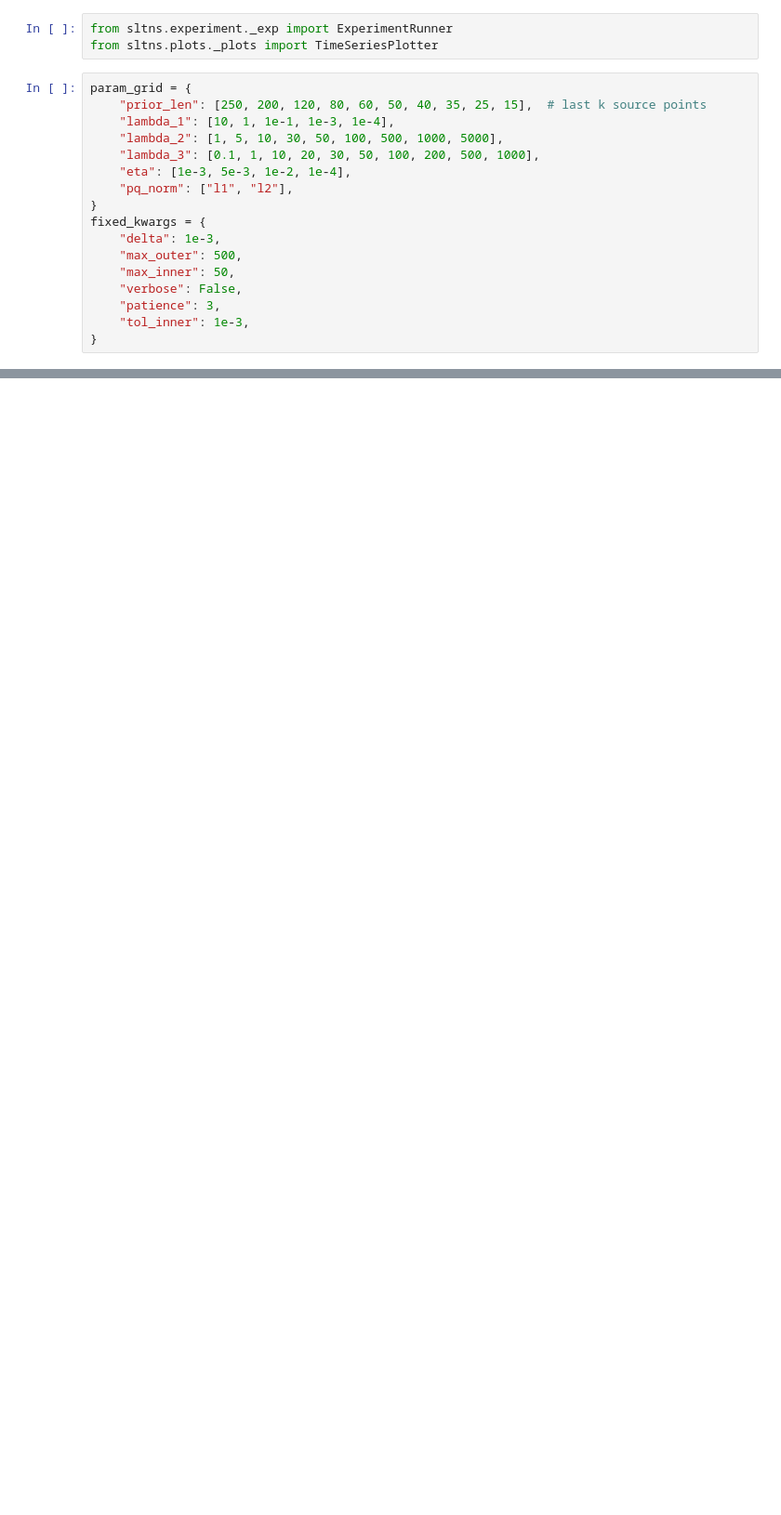
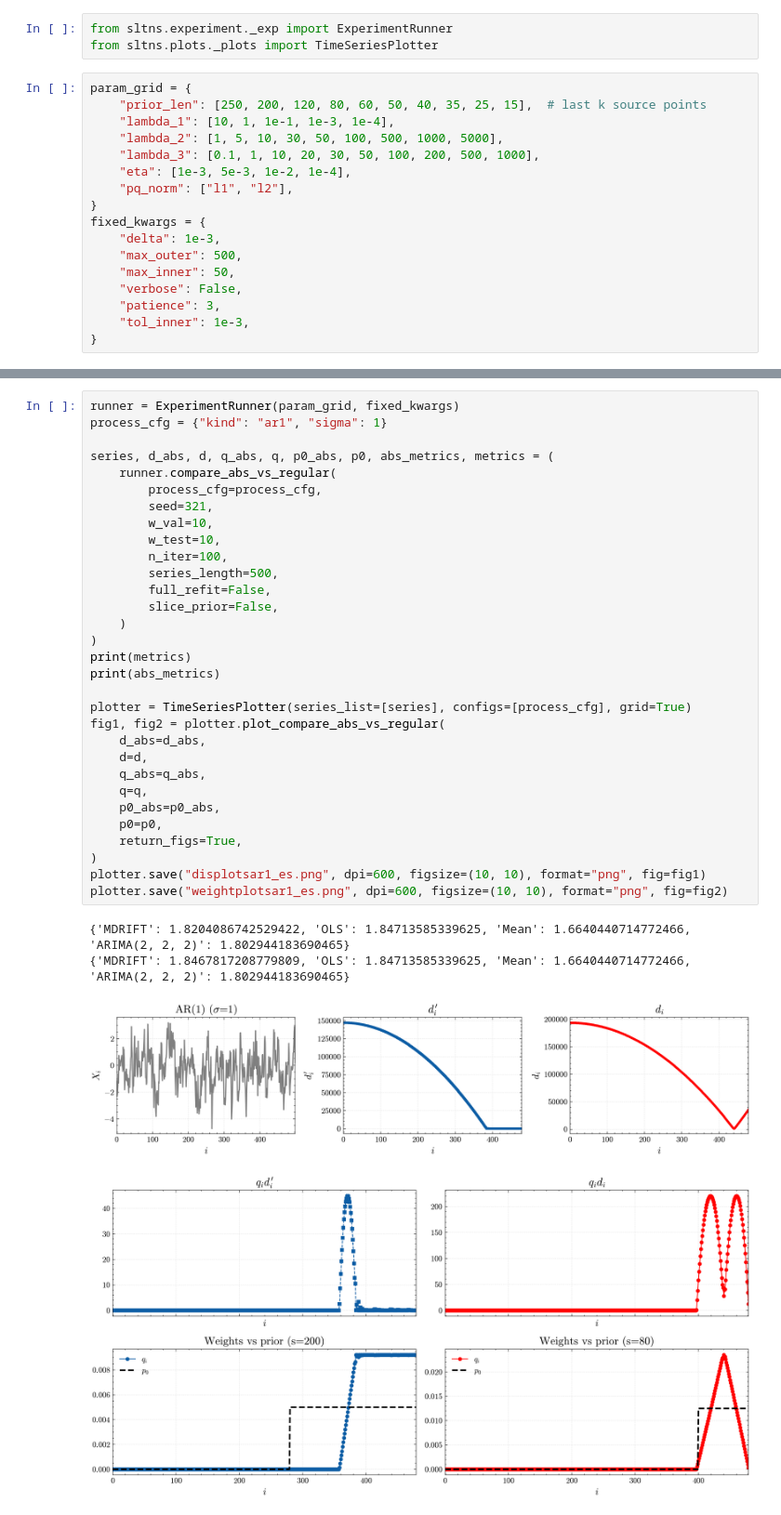
Before and after one commit to Tobias-Brock/thesis, a Jupyter notebook: notebooks/single_experiments.ipynb, the cells around one changed output, grey strips where cells are left out. Shown at 93% size. Drawn from its saved outputs; the diff is of its cells as text; blank space fills up the shorter version.

Commit message:
correct plots in notebooks

```diff
--- a/notebooks/single_experiments.ipynb
+++ b/notebooks/single_experiments.ipynb
@@ -128,0 +129,36 @@ plotter.save("weightplotsar1.png", dpi=600, figsize=(10, 10), format="png", fig=
+# %%
+runner = ExperimentRunner(param_grid, fixed_kwargs)
+process_cfg = {"kind": "ar1", "sigma": 1}
+
+series, d_abs, d, q_abs, q, p0_abs, p0, abs_metrics, metrics = (
+    runner.compare_abs_vs_regular(
+        process_cfg=process_cfg,
+        seed=321,
+        w_val=10,
+        w_test=10,
+        n_iter=100,
+        series_length=500,
+        full_refit=False,
+        slice_prior=False,
+    )
+)
+print(metrics)
+print(abs_metrics)
+
+plotter = TimeSeriesPlotter(series_list=[series], configs=[process_cfg], grid=True)
+fig1, fig2 = plotter.plot_compare_abs_vs_regular(
+    d_abs=d_abs,
+    d=d,
+    q_abs=q_abs,
+    q=q,
+    p0_abs=p0_abs,
+    p0=p0,
+    return_figs=True,
+)
+plotter.save("displotsar1_es.png", dpi=600, figsize=(10, 10), format="png", fig=fig1)
+plotter.save("weightplotsar1_es.png", dpi=600, figsize=(10, 10), format="png", fig=fig2)
+# %% [output]
+{'MDRIFT': 1.8204086742529422, 'OLS': 1.84713585339625, 'Mean': 1.6640440714772466, 'ARIMA(2, 2, 2)': 1.802944183690465}
+{'MDRIFT': 1.8467817208779809, 'OLS': 1.84713585339625, 'Mean': 1.6640440714772466, 'ARIMA(2, 2, 2)': 1.802944183690465}
+[figure, added]
+[figure, added]
```
Also changed, not shown: parts of 3 cells of this notebook, 9 other files.
